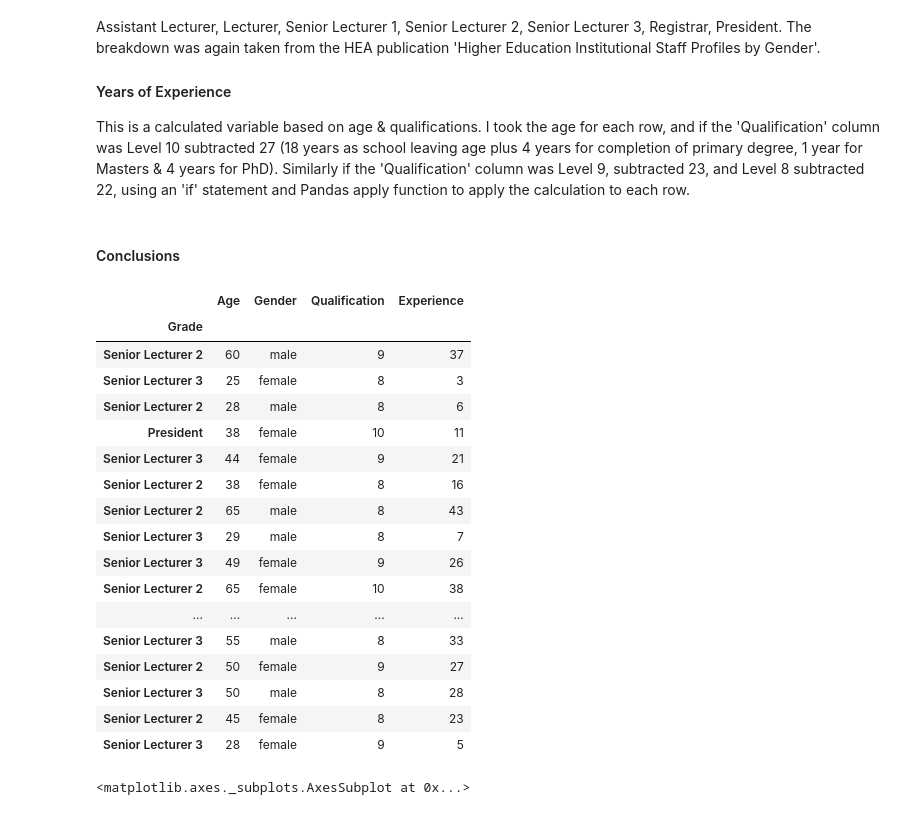
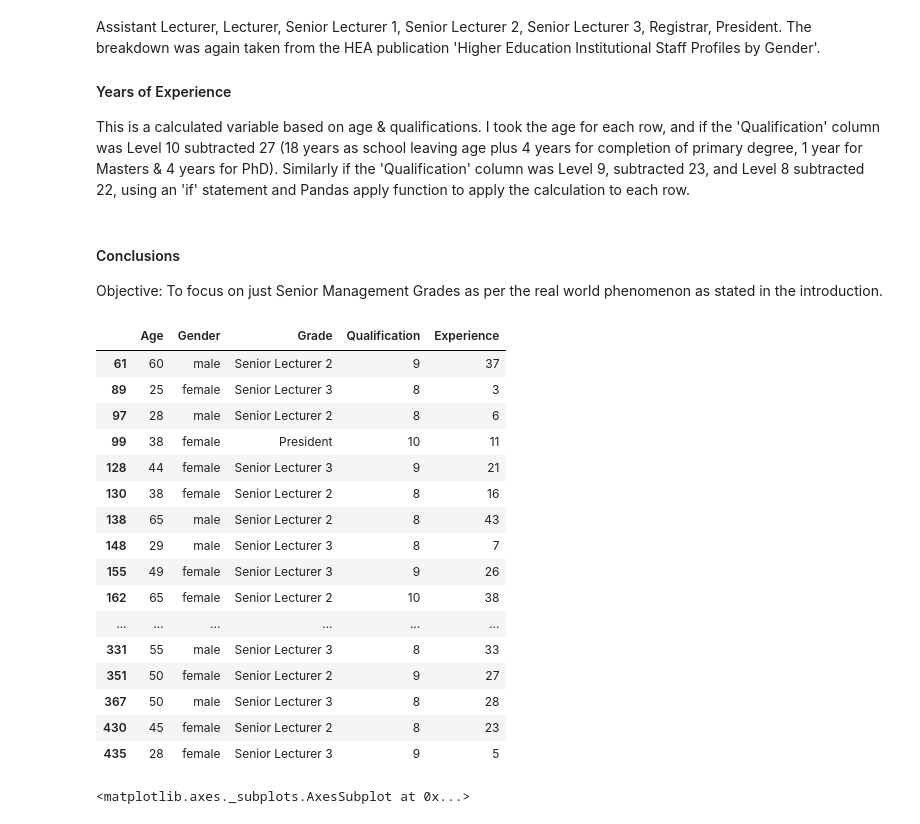
Before and after one commit to paulacduffy/simulatedatasetproject, a Jupyter notebook: Simulated data set using numpy.random.ipynb, the cells around one changed output. Cells and saved outputs as stored; diff of their text form; code cells hidden in the pictures.

Commit message:
added to conclusion

```diff
--- a/Simulated data set using numpy.random.ipynb
+++ b/Simulated data set using numpy.random.ipynb
@@ -109,8 +109,9 @@ I then had to create an if function to look at the age column, and if that was l
 To assign Grade I used the same function as for Gender; np.random.choice. This function was used as it allows you to assign probabilities for the various outcomes. I assigned seven variables to incorporate the current academic grades - Assistant Lecturer, Lecturer, Senior Lecturer 1, Senior Lecturer 2, Senior Lecturer 3, Registrar, President. The breakdown was again taken from the HEA publication 'Higher Education Institutional Staff Profiles by Gender'.
 #### Years of Experience
 This is a calculated variable based on age & qualifications. I took the age for each row, and if the 'Qualification' column was Level 10 subtracted 27 (18 years as school leaving age plus 4 years for completion of primary degree, 1 year for Masters & 4 years for PhD). Similarly if the 'Qualification' column was Level 9, subtracted 23, and Level 8 subtracted 22, using an 'if' statement and Pandas apply function to apply the calculation to each row.
-# %% [markdown]
-#### Conclusions
+# %% [markdown]
+#### Conclusions
+Objective: To focus on just Senior Management Grades as per the real world phenomenon as stated in the introduction.
 # %%
 #Import libraries to plot results, matplotlib & seaborn
 import matplotlib as plt
@@ -118,28 +119,27 @@ import seaborn as sns
 %matplotlib inline
 # %%
 #Show histogram based on Grade & Gender, just for Senior Management Grades
-#First drop non-Senior Management grades and reset index to Grade
+#First drop non-Senior Management Grades
 array = ['President', 'Registrar', 'Senior Lecturer 3', 'Senior Lecturer 2']
-df.loc[df['Grade'].isin(array)]
-df.set_index('Grade')
+ndf=df.loc[df['Grade'].isin(array)]
+ndf
 # %% [output]
-|  | Age | Gender | Qualification | Experience |
-| Grade |  |  |  |  |
-| Senior Lecturer 2 | 60 | male | 9 | 37 |
-| Senior Lecturer 3 | 25 | female | 8 | 3 |
-| Senior Lecturer 2 | 28 | male | 8 | 6 |
-| President | 38 | female | 10 | 11 |
-| Senior Lecturer 3 | 44 | female | 9 | 21 |
-| Senior Lecturer 2 | 38 | female | 8 | 16 |
-| Senior Lecturer 2 | 65 | male | 8 | 43 |
-| Senior Lecturer 3 | 29 | male | 8 | 7 |
-| Senior Lecturer 3 | 49 | female | 9 | 26 |
-| Senior Lecturer 2 | 65 | female | 10 | 38 |
-| ... | ... | ... | ... | ... |
-| Senior Lecturer 3 | 55 | male | 8 | 33 |
-| Senior Lecturer 2 | 50 | female | 9 | 27 |
-| Senior Lecturer 3 | 50 | male | 8 | 28 |
-| Senior Lecturer 2 | 45 | female | 8 | 23 |
-| Senior Lecturer 3 | 28 | female | 9 | 5 |
+|  | Age | Gender | Grade | Qualification | Experience |
+| 61 | 60 | male | Senior Lecturer 2 | 9 | 37 |
+| 89 | 25 | female | Senior Lecturer 3 | 8 | 3 |
+| 97 | 28 | male | Senior Lecturer 2 | 8 | 6 |
+| 99 | 38 | female | President | 10 | 11 |
+| 128 | 44 | female | Senior Lecturer 3 | 9 | 21 |
+| 130 | 38 | female | Senior Lecturer 2 | 8 | 16 |
+| 138 | 65 | male | Senior Lecturer 2 | 8 | 43 |
+| 148 | 29 | male | Senior Lecturer 3 | 8 | 7 |
+| 155 | 49 | female | Senior Lecturer 3 | 9 | 26 |
+| 162 | 65 | female | Senior Lecturer 2 | 10 | 38 |
+| ... | ... | ... | ... | ... | ... |
+| 331 | 55 | male | Senior Lecturer 3 | 8 | 33 |
+| 351 | 50 | female | Senior Lecturer 2 | 9 | 27 |
+| 367 | 50 | male | Senior Lecturer 3 | 8 | 28 |
+| 430 | 45 | female | Senior Lecturer 2 | 8 | 23 |
+| 435 | 28 | female | Senior Lecturer 3 | 9 | 5 |
 # %%
 #Display histogram by Grade & Gender
```
Also changed, not shown: parts of 2 cells of this notebook.
